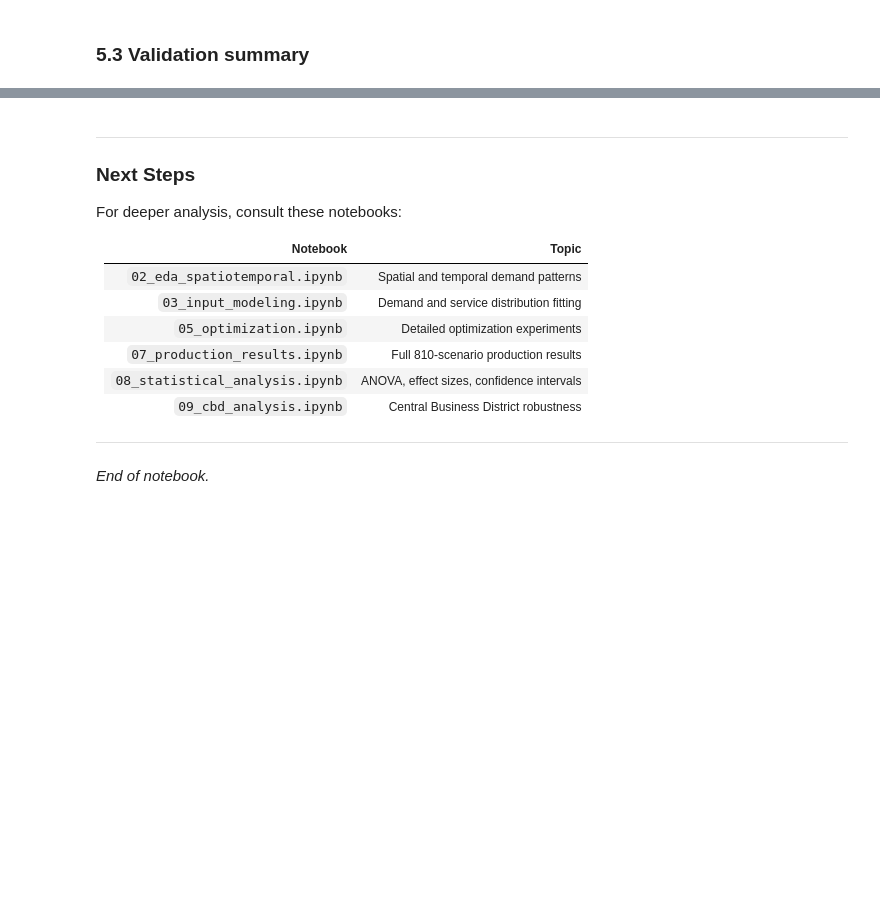
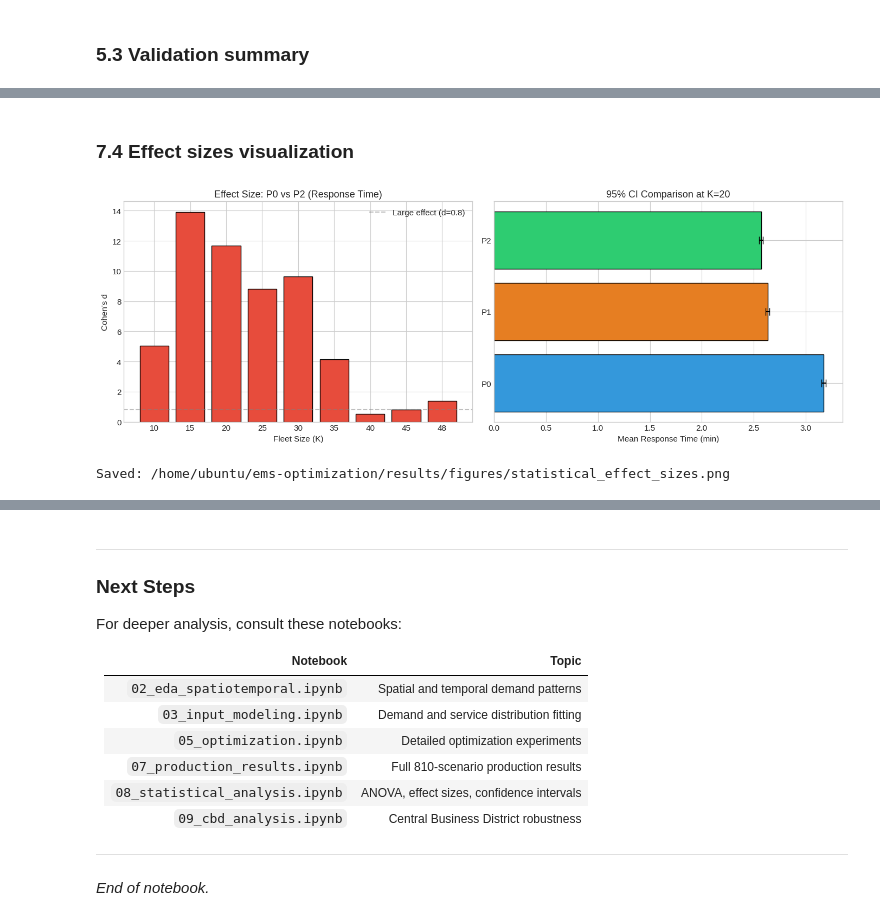
Before and after one commit to cnsp/ems-optimization, a Jupyter notebook: notebooks/01_end_to_end_workflow.ipynb, the cells around one changed output, grey strips where cells are left out. Drawn from its saved outputs; the diff is of its cells as text; code cells hidden in the pictures; blank space fills up the shorter version.

```diff
--- a/notebooks/01_end_to_end_workflow.ipynb
+++ b/notebooks/01_end_to_end_workflow.ipynb
@@ -774,0 +1292,39 @@ print('5. All verification and validation tests pass.')
+# %% [markdown]
+### 7.4 Effect sizes visualization
+# %%
+# Cohen's d heatmap for P0 vs P2
+p0_vs_p2 = posthoc_df[posthoc_df['comparison'] == 'P0 vs P2'].copy()
+if len(p0_vs_p2) > 0:
+    fig, axes = plt.subplots(1, 2, figsize=(14, 5))
+
+    # Cohen's d bar chart
+    ax = axes[0]
+    ax.bar(p0_vs_p2['K'].astype(str), p0_vs_p2['cohens_d'], color='#e74c3c', edgecolor='black')
+    ax.axhline(0.8, color='gray', linestyle='--', alpha=0.5, label='Large effect (d=0.8)')
+    ax.set_xlabel('Fleet Size (K)')
+    ax.set_ylabel("Cohen's d")
+    ax.set_title("Effect Size: P0 vs P2 (Response Time)")
+    ax.legend()
+
+    # CI comparison at K=20
+    ax = axes[1]
+    ci_k20 = ci_df[ci_df['K'] == 20].sort_values('policy')
+    if len(ci_k20) > 0:
+        y_pos = range(len(ci_k20))
+        ax.barh(list(y_pos), ci_k20['mean'], xerr=ci_k20['ci_width']/2,
+                color=[prod_colors.get(p, 'gray') for p in ci_k20['policy']],
+                edgecolor='black', capsize=5)
+        ax.set_yticks(list(y_pos))
+        ax.set_yticklabels(ci_k20['policy'])
+        ax.set_xlabel('Mean Response Time (min)')
+        ax.set_title('95% CI Comparison at K=20')
+
+    fig.tight_layout()
+    fig.savefig(FIGURES_DIR / 'statistical_effect_sizes.png', bbox_inches='tight', dpi=150)
+    plt.show()
+    print(f'Saved: {FIGURES_DIR / "statistical_effect_sizes.png"}')
+else:
+    print('No P0 vs P2 comparison data available.')
+# %% [output]
+[figure, added]
+Saved: /home/ubuntu/ems-optimization/results/figures/statistical_effect_sizes.png
```
Also changed, not shown: parts of 63 cells of this notebook, 2 other files.
